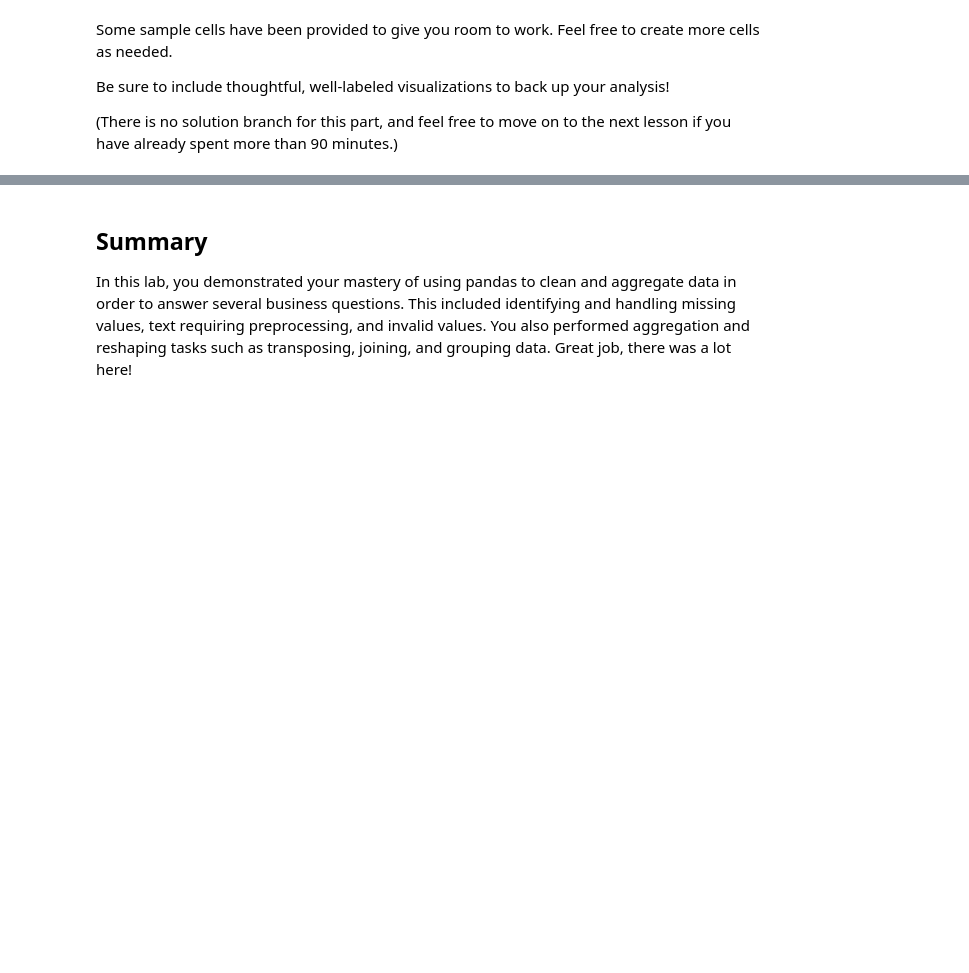
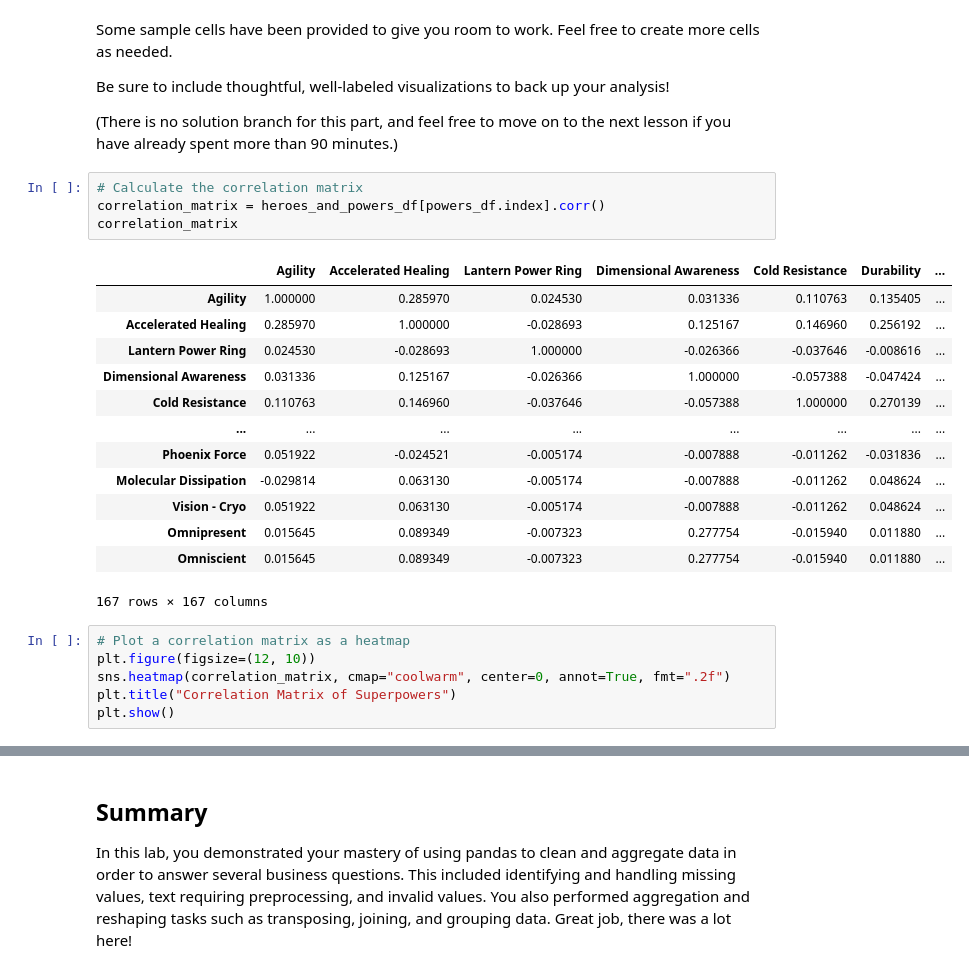
Before and after one commit to learn-co-curriculum/dsc-pandas-data-cleaning-lab, a Jupyter notebook: index.ipynb, the cells around one changed output, grey strips where cells are left out. Drawn from its saved outputs; the diff is of its cells as text; blank space fills up the shorter version.

```diff
--- a/index.ipynb
+++ b/index.ipynb
@@ -534,3 +814,27 @@ Some sample cells have been provided to give you room to work. Feel free to crea
 Be sure to include thoughtful, well-labeled visualizations to back up your analysis!
 
 (There is no solution branch for this part, and feel free to move on to the next lesson if you have already spent more than 90 minutes.)
+# %%
+# Calculate the correlation matrix
+correlation_matrix = heroes_and_powers_df[powers_df.index].corr()
+correlation_matrix
+# %% [output]
+|  | Agility | Accelerated Healing | Lantern Power Ring | Dimensional Awareness | Cold Resistance | Durability | ... |
+| Agility | 1.000000 | 0.285970 | 0.024530 | 0.031336 | 0.110763 | 0.135405 | ... |
+| Accelerated Healing | 0.285970 | 1.000000 | -0.028693 | 0.125167 | 0.146960 | 0.256192 | ... |
+| Lantern Power Ring | 0.024530 | -0.028693 | 1.000000 | -0.026366 | -0.037646 | -0.008616 | ... |
+| Dimensional Awareness | 0.031336 | 0.125167 | -0.026366 | 1.000000 | -0.057388 | -0.047424 | ... |
+| Cold Resistance | 0.110763 | 0.146960 | -0.037646 | -0.057388 | 1.000000 | 0.270139 | ... |
+| ... | ... | ... | ... | ... | ... | ... | ... |
+| Phoenix Force | 0.051922 | -0.024521 | -0.005174 | -0.007888 | -0.011262 | -0.031836 | ... |
+| Molecular Dissipation | -0.029814 | 0.063130 | -0.005174 | -0.007888 | -0.011262 | 0.048624 | ... |
+| Vision - Cryo | 0.051922 | 0.063130 | -0.005174 | -0.007888 | -0.011262 | 0.048624 | ... |
+| Omnipresent | 0.015645 | 0.089349 | -0.007323 | 0.277754 | -0.015940 | 0.011880 | ... |
+| Omniscient | 0.015645 | 0.089349 | -0.007323 | 0.277754 | -0.015940 | 0.011880 | ... |
+167 rows × 167 columns
+# %%
+# Plot a correlation matrix as a heatmap
+plt.figure(figsize=(12, 10))
+sns.heatmap(correlation_matrix, cmap="coolwarm", center=0, annot=True, fmt=".2f")
+plt.title("Correlation Matrix of Superpowers")
+plt.show()
```
Also changed, not shown: parts of 49 cells of this notebook.
